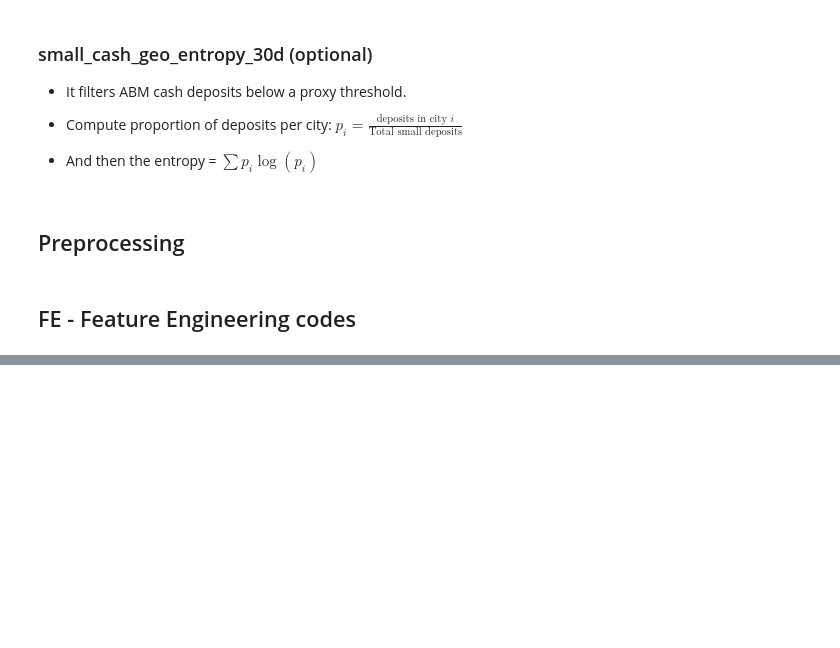
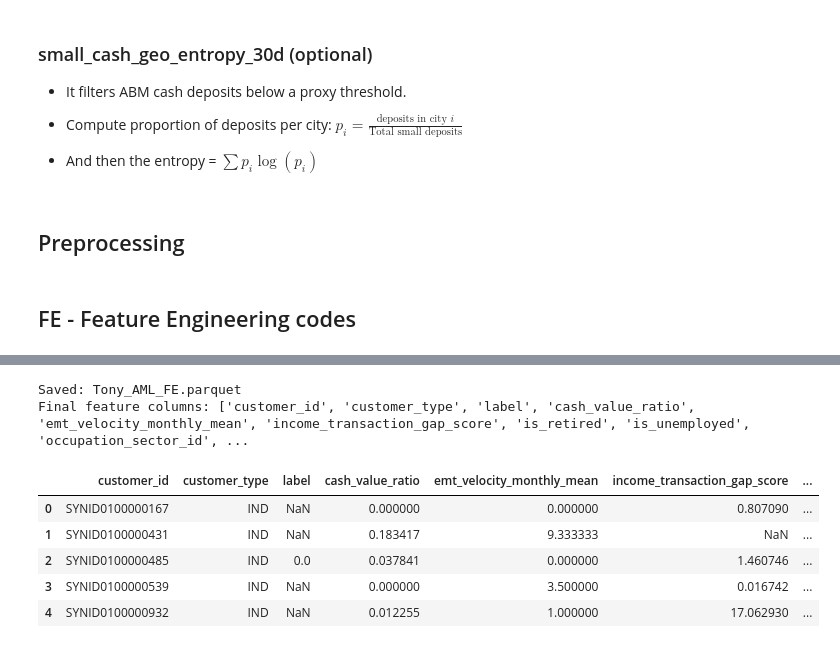
Before and after one commit to GuanlinTony/IMI_Case_Codes, a Jupyter notebook: Tony_FE.ipynb, the cells around one changed output, grey strips where cells are left out. Saved outputs shown, nothing was run; the diff lists cells and outputs as text; code cells hidden in the pictures; blank space fills up the shorter version.

```diff
--- a/Tony_FE.ipynb
+++ b/Tony_FE.ipynb
@@ -629,0 +592,62 @@ features.head()
+# %%
+# 10) Assemble final feature table + save to parquet
+
+# 1) Compute rapid outflow (labeled customers only, as before)
+labeled_customers = labels["customer_id"].unique()
+feat_rapid = rapid_outflow_ratio_24h_for_customers(
+    labeled_customers, abm, card, eft, emt, cheque, westernunion, wire,
+    horizon_hours=24
+)
+
+# 2) Base customer universe (KYC universe) + labels
+base = customers.merge(labels, on="customer_id", how="left")
+base["label"] = pd.to_numeric(base["label"], errors="coerce")  # keep NaN for unlabeled
+
+# 3) Assemble ONLY the final selected features
+# Kept features:
+# - cash_value_ratio
+# - emt_velocity_7d_p95
+# - income_transaction_gap_score (+ z + employment flags + occupation_sector_id)
+# - spending_income_ratio
+# - rapid_outflow_ratio_24h (only non-null for labeled customers => fill 0)
+features = (
+    base
+    .merge(feat_cash_ratio, on="customer_id", how="left")
+    .merge(feat_emt_vel, on="customer_id", how="left")
+    .merge(
+    feat_income_gap[[
+        "customer_id",
+        "income_transaction_gap_score",
+        "is_retired",
+        "is_unemployed",
+        "occupation_sector_id",
+    ]],
+    on="customer_id",
+    how="left"
+)
+    .merge(feat_spend_inc, on="customer_id", how="left")
+    .merge(feat_rapid, on="customer_id", how="left")
+)
+
+# 4) Fill safe defaults
+# (Ratios using declared income remain NaN if income missing; that's intentional)
+for col in ["cash_value_ratio", "emt_velocity_monthly_mean", "rapid_outflow_ratio_24h"]:
+    if col in features.columns:
+        features[col] = features[col].fillna(0.0)
+
+# 5) Save parquet
+out_path = "Tony_AML_FE.parquet"
+features.to_parquet(out_path, index=False)
+
+print("Saved:", out_path)
+print("Final feature columns:", list(features.columns))
+features.head()
+# %% [output]
+Saved: Tony_AML_FE.parquet
+Final feature columns: ['customer_id', 'customer_type', 'label', 'cash_value_ratio', 'emt_velocity_monthly_mean', 'income_transaction_gap_score', 'is_retired', 'is_unemployed', 'occupation_sector_id', ...
+|  | customer_id | customer_type | label | cash_value_ratio | emt_velocity_monthly_mean | income_transaction_gap_score | ... |
+| 0 | SYNID0100000167 | IND | NaN | 0.000000 | 0.000000 | 0.807090 | ... |
+| 1 | SYNID0100000431 | IND | NaN | 0.183417 | 9.333333 | NaN | ... |
+| 2 | SYNID0100000485 | IND | 0.0 | 0.037841 | 0.000000 | 1.460746 | ... |
+| 3 | SYNID0100000539 | IND | NaN | 0.000000 | 3.500000 | 0.016742 | ... |
+| 4 | SYNID0100000932 | IND | NaN | 0.012255 | 1.000000 | 17.062930 | ... |
```
Also changed, not shown: parts of 34 cells of this notebook, 1 other file.
